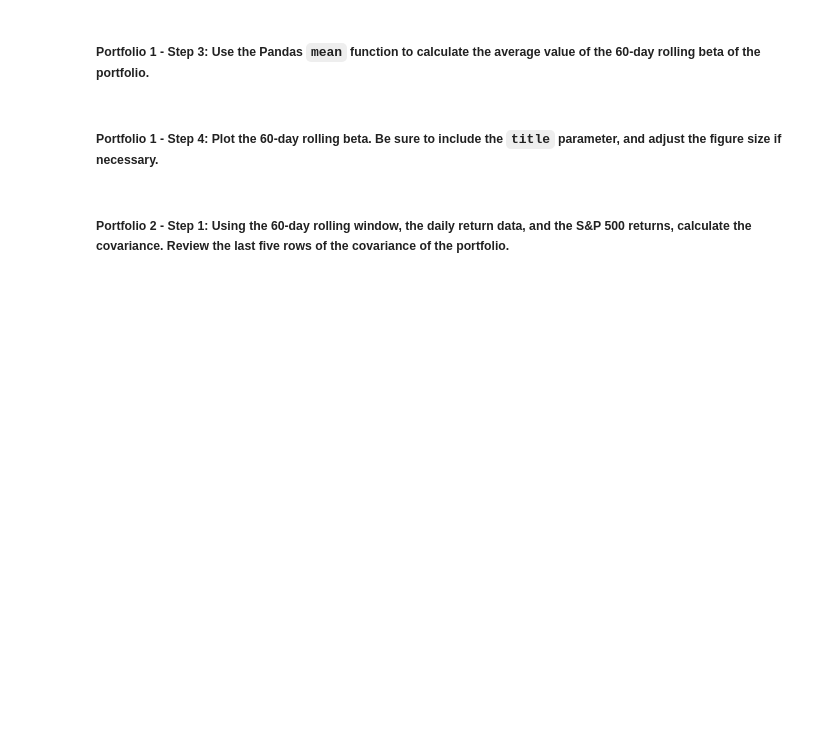
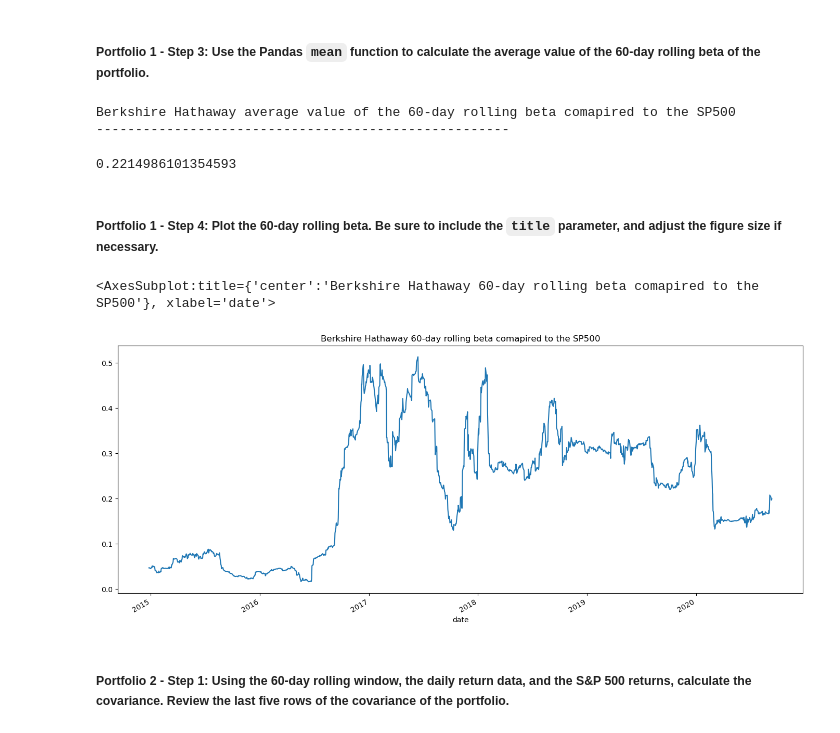
Before and after one commit to Tmccoy22/whale_cahllenge, a Jupyter notebook: risk_return_analysis.ipynb, the cells around one changed output. Cells and saved outputs as stored; diff of their text form; code cells hidden in the pictures; blank space fills up the shorter version.

```diff
--- a/risk_return_analysis.ipynb
+++ b/risk_return_analysis.ipynb
@@ -374,4 +374,7 @@ Your analysis is nearing completion. Now, you need to evaluate how the portfolio
 #### Use the Pandas `var` function to calculate the variance of the S&P 500 by using a 60-day rolling window. Visualize the last five rows of the variance of the S&P 500.
 # %%
 # Calculate the variance of the S&P 500 using a rolling 60-day window.
-# YOUR CODE HERE
+
+sp500_variance = whales_daily_returns["S&P 500"].rolling(window = 60).var().dropna()
+
+sp500_variance.tail()
@@ -390,4 +401,8 @@ Your analysis is nearing completion. Now, you need to evaluate how the portfolio
 # %%
 # Calculate the covariance using a 60-day rolling window
 # Review the last five rows of the covariance data
-# YOUR CODE HERE
+print("Berkshite Hathaway is the selected portfolio")
+print("-----------------------------------------------------")
+brk_covariance = whales_daily_returns["BERKSHIRE HATHAWAY INC"].rolling(window = 60).cov(whales_daily_returns["S&P 500"]).dropna()
+
+brk_covariance.tail()
@@ -396,4 +421,6 @@ Your analysis is nearing completion. Now, you need to evaluate how the portfolio
 # %%
 # Calculate the beta based on the 60-day rolling covariance compared to the market (S&P 500)
 # Review the last five rows of the beta information
-# YOUR CODE HERE
+brk_beta = brk_covariance / sp500_variance
+
+brk_beta.tail()
@@ -401,13 +436,22 @@ Your analysis is nearing completion. Now, you need to evaluate how the portfolio
 ##### Portfolio 1 - Step 3: Use the Pandas `mean` function to calculate the average value of the 60-day rolling beta of the portfolio.
 # %%
 # Calculate the average of the 60-day rolling beta
-# YOUR CODE HERE
+print("Berkshire Hathaway average value of the 60-day rolling beta comapired to the SP500")
+print("-----------------------------------------------------")
+brk_beta.mean()
+# %% [output]
+Berkshire Hathaway average value of the 60-day rolling beta comapired to the SP500
+-----------------------------------------------------
+0.2214986101354593
 # %% [markdown]
 ##### Portfolio 1 - Step 4: Plot the 60-day rolling beta. Be sure to include the `title` parameter, and adjust the figure size if necessary.
 # %%
 # Plot the rolling beta
 # Include a title parameter and adjust the figure size
-# YOUR CODE HERE
+brk_beta.plot(figsize = (17,7), title = "Berkshire Hathaway 60-day rolling beta comapired to the SP500")
+# %% [output]
+<AxesSubplot:title={'center':'Berkshire Hathaway 60-day rolling beta comapired to the SP500'}, xlabel='date'>
+[figure, added]
 # %% [markdown]
 ##### Portfolio 2 - Step 1: Using the 60-day rolling window, the daily return data, and the S&P 500 returns, calculate the covariance. Review the last five rows of the covariance of the portfolio.
 # %%
```
Also changed, not shown: parts of 9 cells of this notebook.
